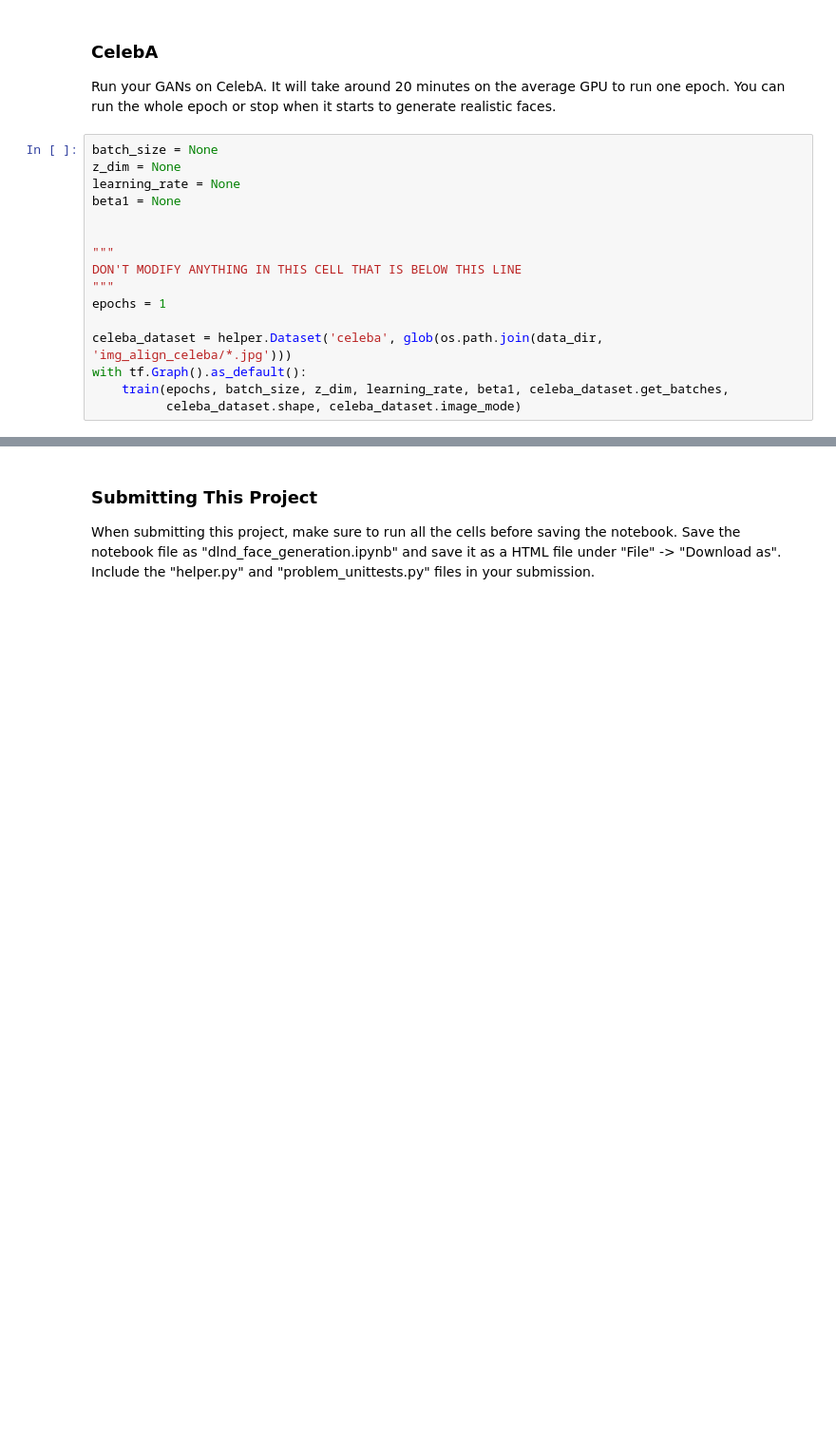
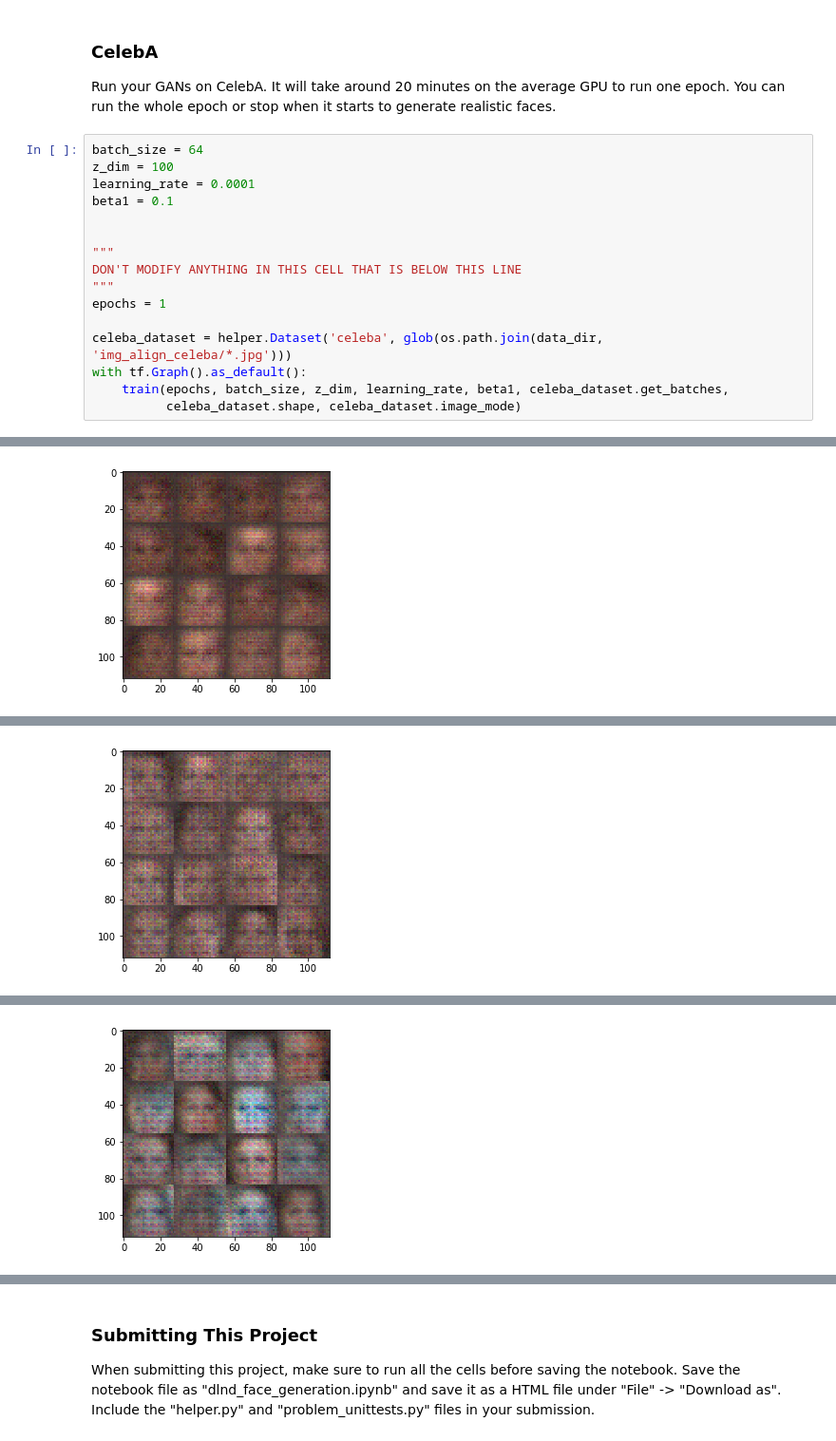
Before and after one commit to danherrera/DeepLearning, a Jupyter notebook: project5/dlnd_face_generation.ipynb, the cells around one changed output, grey strips where cells are left out. Shown at 95% size. Cells and saved outputs as stored; diff of their text form; blank space fills up the shorter version.

```diff
--- a/project5/dlnd_face_generation.ipynb
+++ b/project5/dlnd_face_generation.ipynb
@@ -405,10 +463,10 @@ Epoch 0/2... Discriminator Loss: 0.0000... Generator Loss: 0.0000
 ### CelebA
 Run your GANs on CelebA.  It will take around 20 minutes on the average GPU to run one epoch.  You can run the whole epoch or stop when it starts to generate realistic faces.
 # %%
-batch_size = None
-z_dim = None
-learning_rate = None
-beta1 = None
+batch_size = 64
+z_dim = 100
+learning_rate = 0.0001
+beta1 = 0.1
 
 
 """
@@ -420,3 +478,4 @@ celeba_dataset = helper.Dataset('celeba', glob(os.path.join(data_dir, 'img_align
 with tf.Graph().as_default():
     train(epochs, batch_size, z_dim, learning_rate, beta1, celeba_dataset.get_batches,
           celeba_dataset.shape, celeba_dataset.image_mode)
+# %% [output]
@@ -422,0 +492 @@ with tf.Graph().as_default():
+[figure, added]
@@ -422,0 +503 @@ with tf.Graph().as_default():
+[figure, added]
@@ -422,0 +514 @@ with tf.Graph().as_default():
+[figure, added]
```
Also changed, not shown: parts of 9 cells of this notebook, 1 other file.
